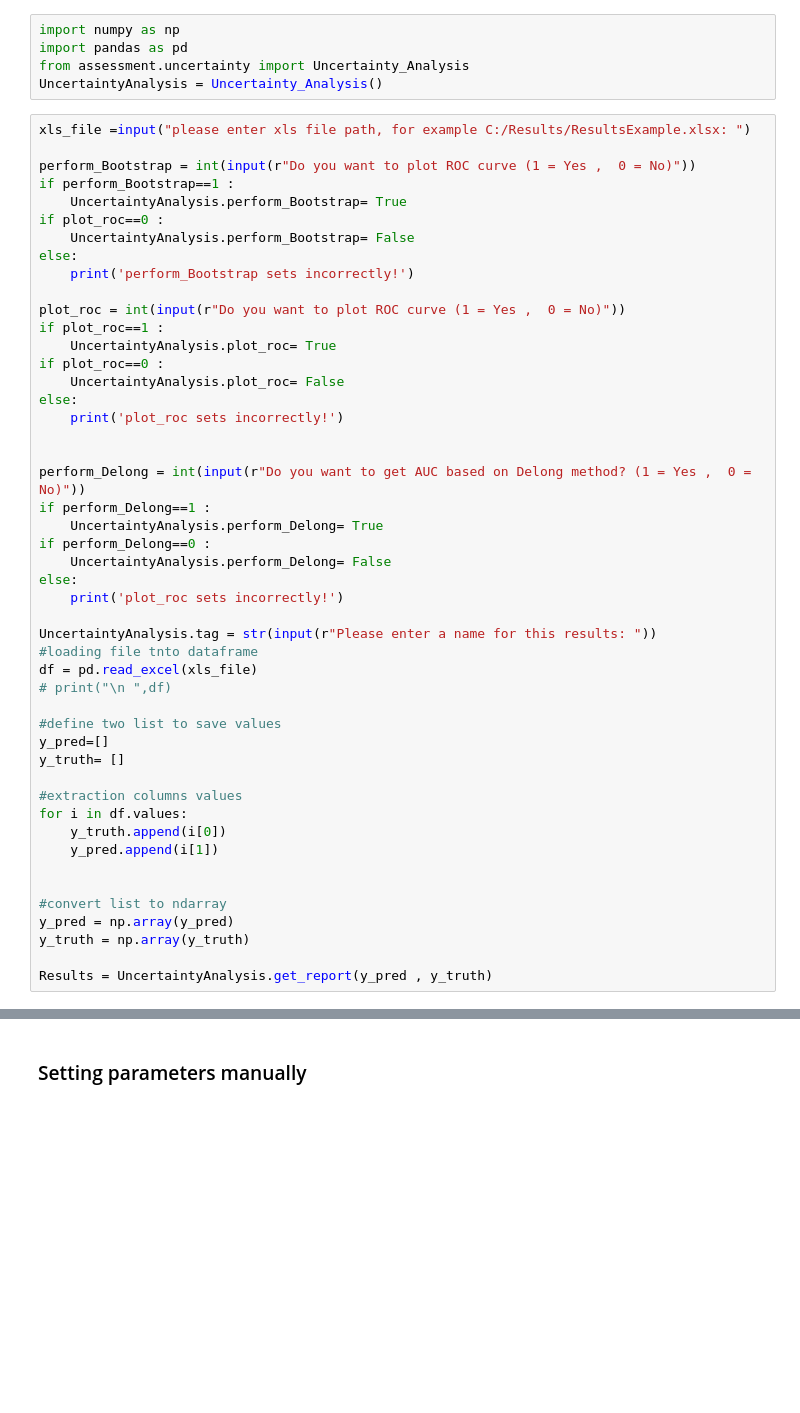
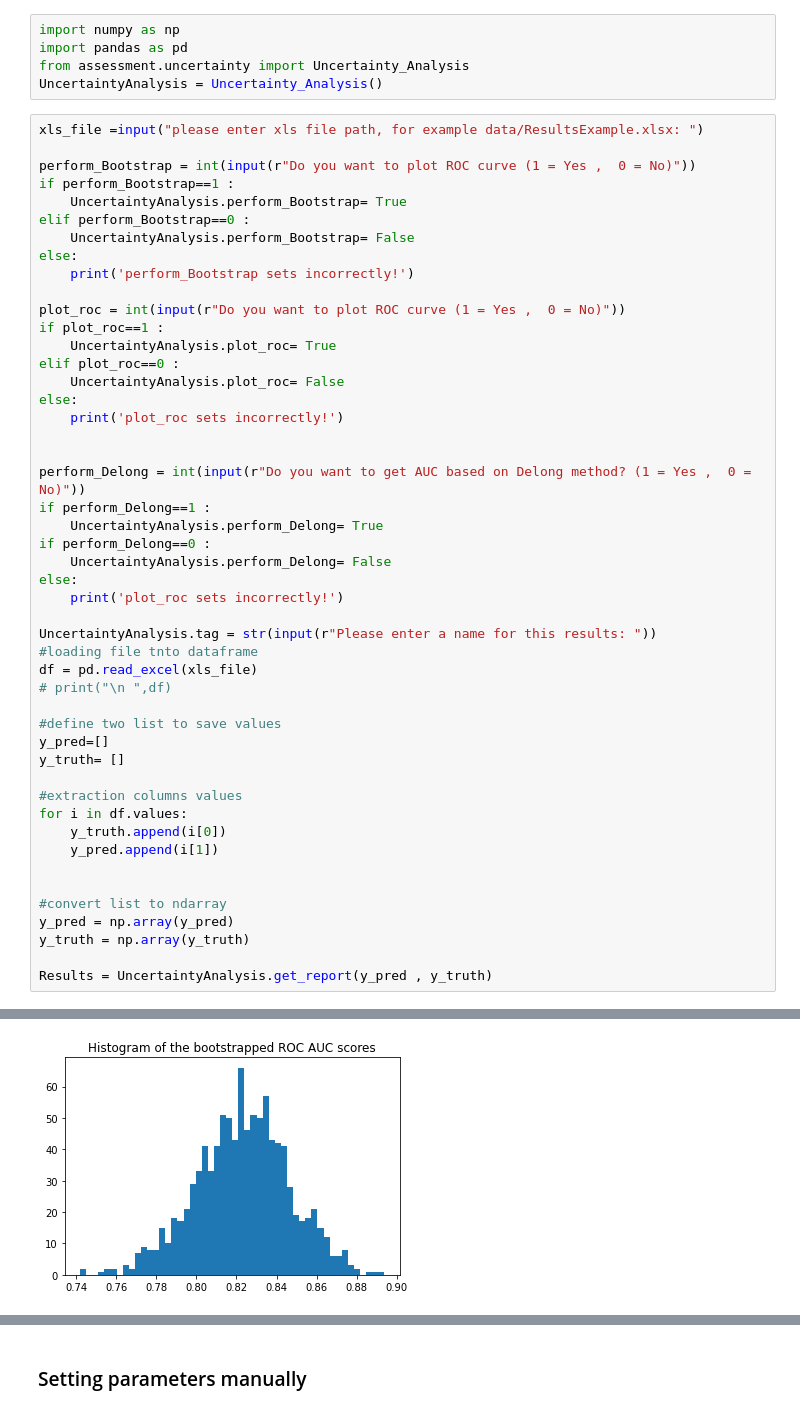
Before and after one commit to DIDSR/ValidPath, a Jupyter notebook: 05_performance_assessment.ipynb, the cells around one changed output, grey strips where cells are left out. Cells and saved outputs as stored; diff of their text form; blank space fills up the shorter version.

```diff
--- a/05_performance_assessment.ipynb
+++ b/05_performance_assessment.ipynb
@@ -24,12 +24,12 @@ import pandas as pd
 from assessment.uncertainty import Uncertainty_Analysis
 UncertaintyAnalysis = Uncertainty_Analysis()
 # %%
-xls_file =input("please enter xls file path, for example C:/Results/ResultsExample.xlsx: ")
+xls_file =input("please enter xls file path, for example data/ResultsExample.xlsx: ")
 
 perform_Bootstrap = int(input(r"Do you want to plot ROC curve (1 = Yes ,  0 = No)"))
 if perform_Bootstrap==1 :
     UncertaintyAnalysis.perform_Bootstrap= True
-if plot_roc==0 :
+elif perform_Bootstrap==0 :
     UncertaintyAnalysis.perform_Bootstrap= False
 else:
     print('perform_Bootstrap sets incorrectly!')
@@ -37,7 +37,7 @@ else:
 plot_roc = int(input(r"Do you want to plot ROC curve (1 = Yes ,  0 = No)"))
 if plot_roc==1 :
     UncertaintyAnalysis.plot_roc= True
-if plot_roc==0 :
+elif plot_roc==0 :
     UncertaintyAnalysis.plot_roc= False
 else:
     print('plot_roc sets incorrectly!')
@@ -71,3 +71,4 @@ y_pred = np.array(y_pred)
 y_truth = np.array(y_truth)
 
 Results = UncertaintyAnalysis.get_report(y_pred , y_truth)
+# %% [output]
@@ -73,0 +92 @@ Results = UncertaintyAnalysis.get_report(y_pred , y_truth)
+[figure, added]
```
Also changed, not shown: parts of 4 cells of this notebook, 3 other files.
